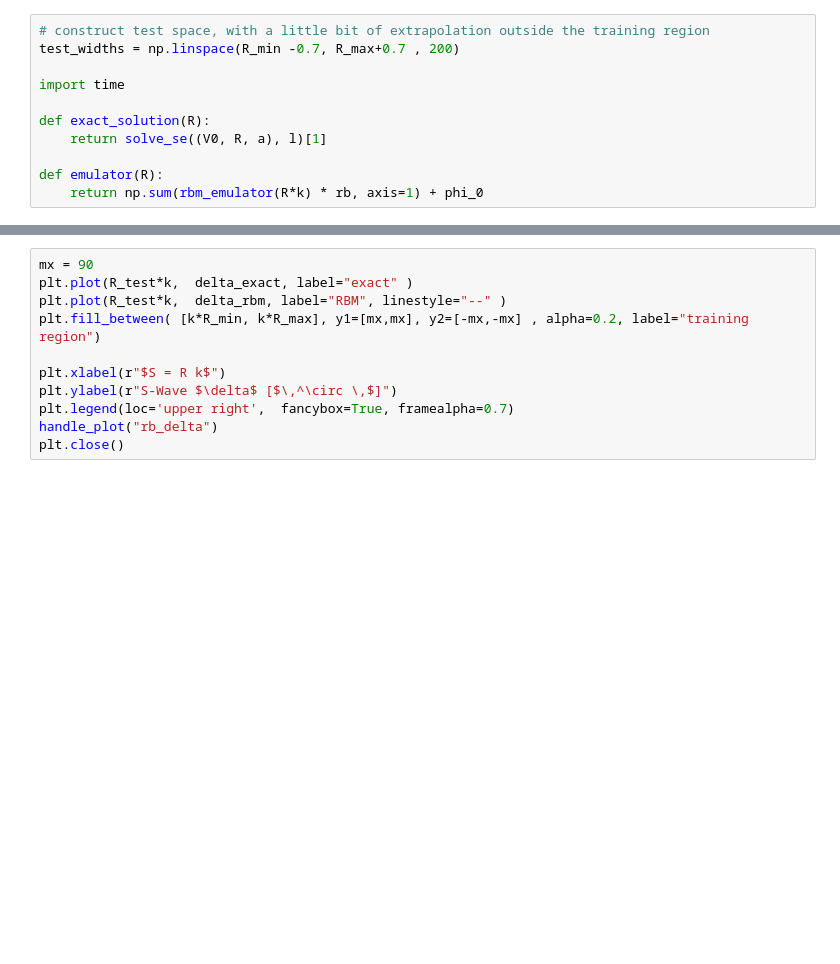
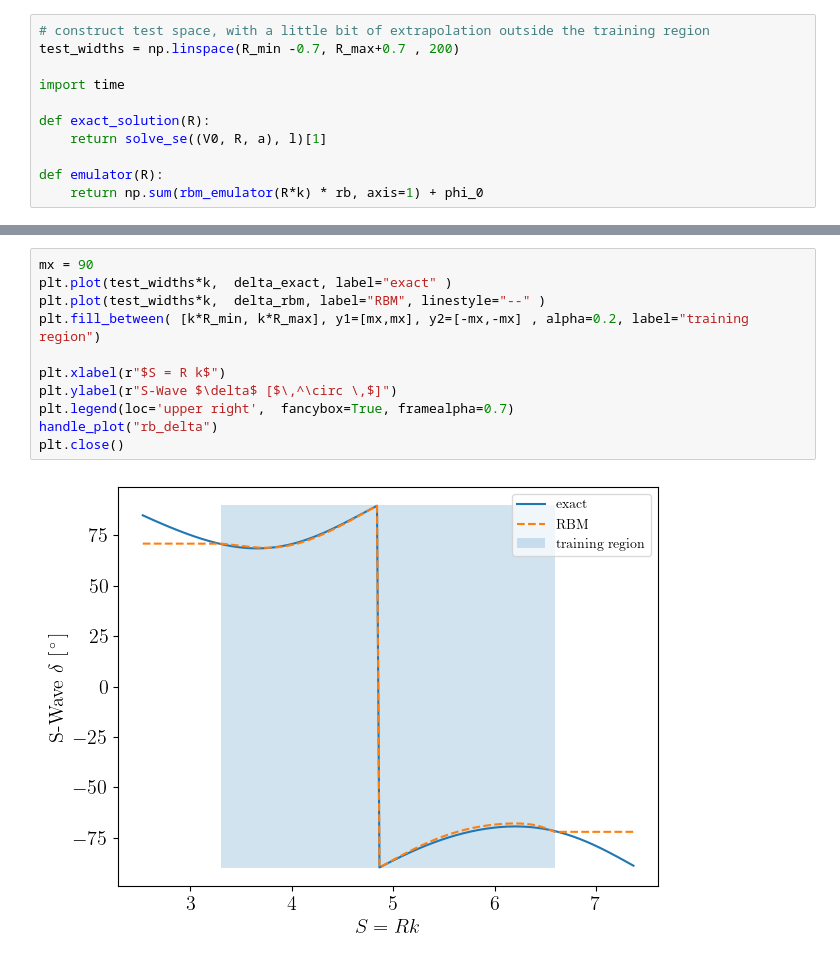
Before and after one commit to beykyle/nuclear-rbm, a Jupyter notebook: nuclear-rbm/scattering/eim.ipynb, the cells around one changed output, grey strips where cells are left out. Saved outputs shown, nothing was run; the diff lists cells and outputs as text; blank space fills up the shorter version.

```diff
--- a/nuclear-rbm/scattering/eim.ipynb
+++ b/nuclear-rbm/scattering/eim.ipynb
@@ -556,11 +568,13 @@ print("That's a {}x speedup!".format(hf_time/rbm_time))
 # %%
 mx = 90
-plt.plot(R_test*k,  delta_exact, label="exact" )
-plt.plot(R_test*k,  delta_rbm, label="RBM", linestyle="--" )
+plt.plot(test_widths*k,  delta_exact, label="exact" )
+plt.plot(test_widths*k,  delta_rbm, label="RBM", linestyle="--" )
 plt.fill_between( [k*R_min, k*R_max], y1=[mx,mx], y2=[-mx,-mx] , alpha=0.2, label="training region")
 
 plt.xlabel(r"$S = R k$")
 plt.ylabel(r"S-Wave $\delta$ [$\,^\circ \,$]")
 plt.legend(loc='upper right',  fancybox=True, framealpha=0.7)
 handle_plot("rb_delta")
 plt.close()
+# %% [output]
+[figure, added]
```
Also changed, not shown: parts of 18 cells of this notebook.
